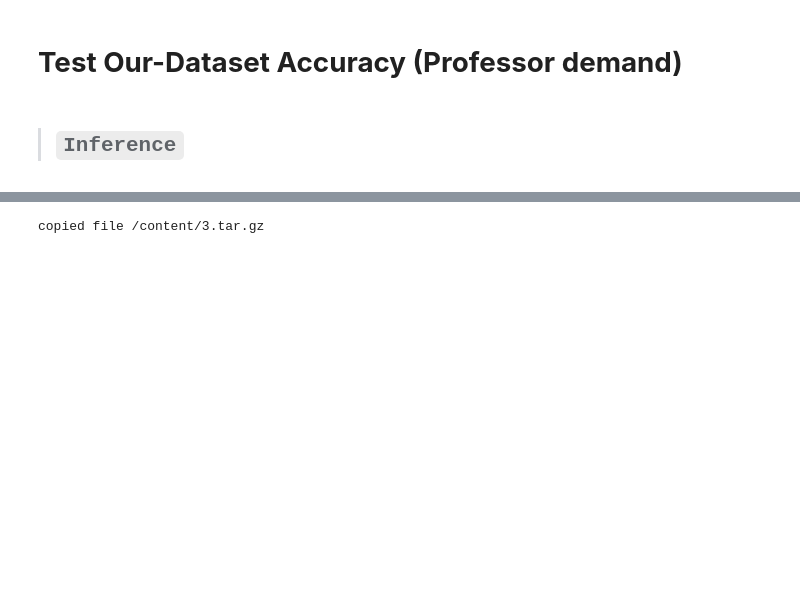
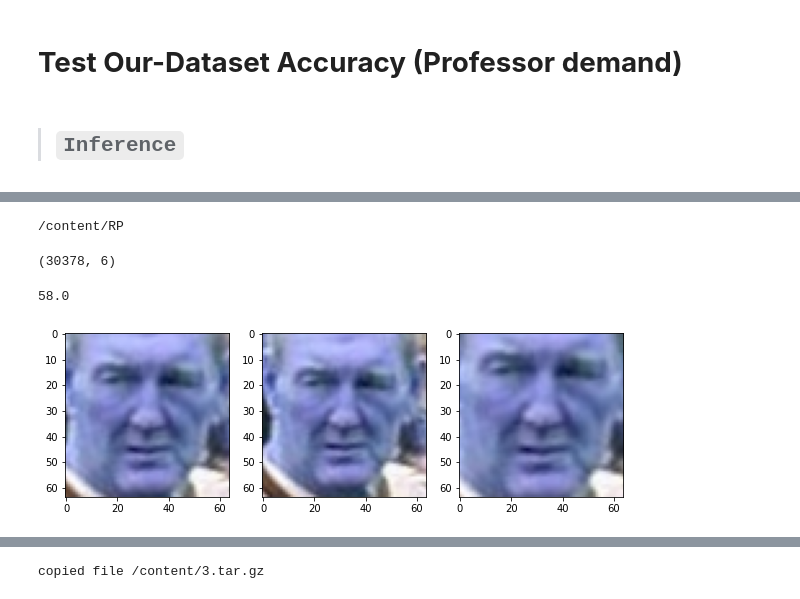
Before and after one commit to KhizarAziz/facial-age-estimation-SOTA-on-IMDB-Wiki-dataset, a Jupyter notebook: Research_playground.ipynb, the cells around one changed output, grey strips where cells are left out. Drawn from its saved outputs; the diff is of its cells as text; code cells hidden in the pictures; blank space fills up the shorter version.

```diff
--- a/Research_playground.ipynb
+++ b/Research_playground.ipynb
@@ -171,0 +178,4 @@ a = np.expand_dims(img,axis=0)
+# %%
+cd RP
+# %% [output]
+/content/RP
@@ -171,0 +185,14 @@ a = np.expand_dims(img,axis=0)
+# %%
+# Loading dataset (from .feather file)
+dataset_dir = Path('/content/gdrive/MyDrive/Prep-Processed-Datasets/wiki-preprocessed')
+dataset_df = pd.DataFrame(columns=["image_path","age", "gender", "image", "org_box", "landmarks"])
+for fnames in dataset_dir.glob('*.feather'):
+  #ashutil.copy(fnames,'/content/gdrive/MyDrive/Prep-Processed-Datasets/own-data-preprocessed/')
+  df_chunk = feather.read_dataframe(dataset_dir.joinpath(fnames))
+  dataset_df = pd.concat([dataset_df,df_chunk],ignore_index=True)
+dataset_df = dataset_df[['image_path','age','gender','image','org_box','landmarks']]
+dataset_df = dataset_df.astype({'age': 'float64'})
+dataset_df.shape
+# dataset_df.hist()
+# %% [output]
+(30378, 6)
@@ -171,0 +203,20 @@ a = np.expand_dims(img,axis=0)
+# %%
+input_shape = (64,64)
+category = 12
+interval = 10
+train_gen = training_utils.img_and_age_data_generator(dataset_df,batch_size=32,category=category,interval=interval,imgs_shape=input_shape,random_erasing=False,random_enforcing=False,dropout=0.2,pose_aware_cropper=True,gap_margin=10)
+# %%
+# train on old datset, and see if accruacy is same
+index = 1
+first_batch = next(iter(train_gen))
+Accepted_List = [first_batch[0][0][index],first_batch[0][1][index],first_batch[0][2][index]] # list of [image_path,age]
+print(first_batch[1][0][index])
+f,axarr = plt.subplots(nrows=1,ncols=3,figsize=(10,10))
+for i in range(3):
+    img = Accepted_List[i]
+    # axarr[i].set_title(str(Accepted_List[i].shape),fontsize = 20)
+    axarr[i].imshow(img)
+#f.savefig('/content/test.jpg')
+# %% [output]
+58.0
+[figure, added]
```
Also changed, not shown: parts of 32 cells of this notebook.
